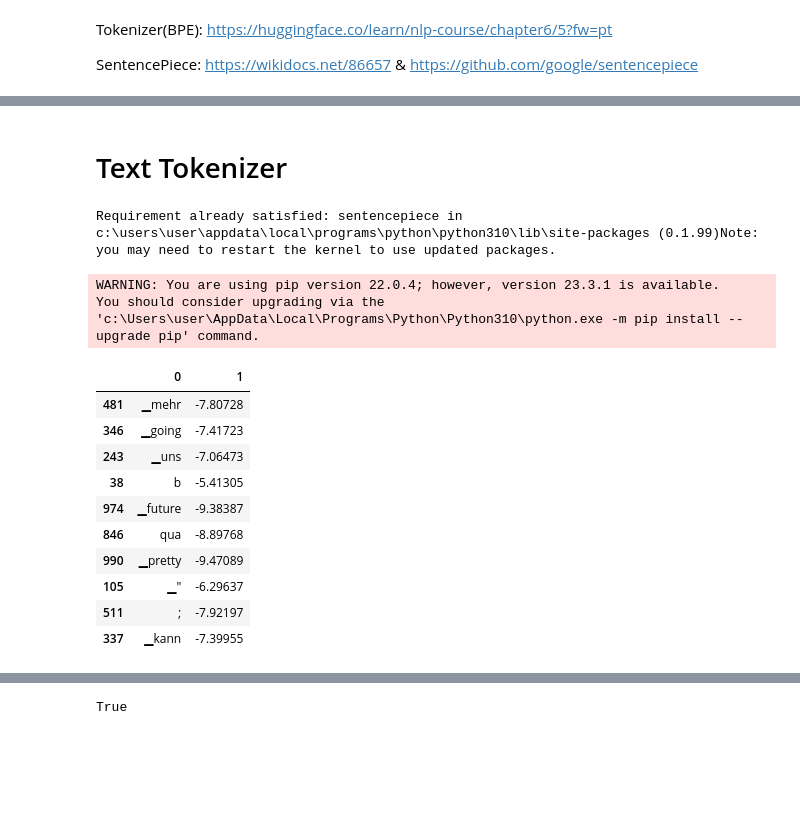
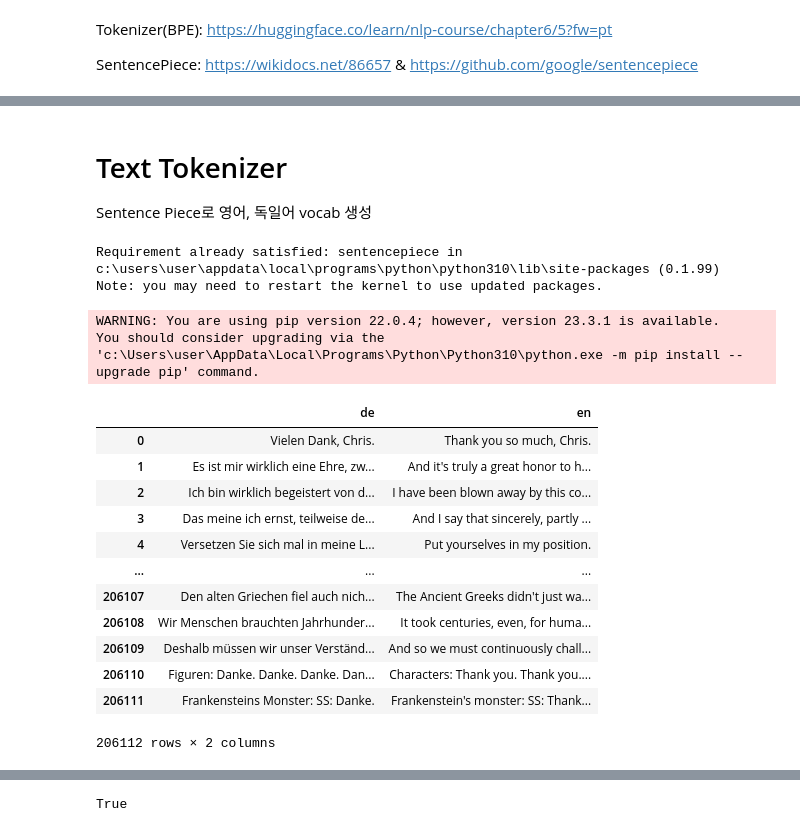
Before and after one commit to hmin27/Re-imple-transformer, a Jupyter notebook: Data_preprocess.ipynb, the cells around one changed output, grey strips where cells are left out. Cells and saved outputs as stored; diff of their text form; code cells hidden in the pictures; blank space fills up the shorter version.

```diff
--- a/Data_preprocess.ipynb
+++ b/Data_preprocess.ipynb
@@ -26,5 +80,6 @@ for example in train_dataset['translation']:
 # %% [markdown]
 # Text Tokenizer
+Sentence Piece로 영어, 독일어 vocab 생성
 # %%
 %pip install sentencepiece
 # %% [output]
@@ -36,0 +90,51 @@ with open('translation.txt', 'w', encoding='utf8') as f:
+# %%
+# 독일어, 영어로 된 dataframe 만들기
+import pandas as pd
+
+# Train
+train_dic = {
+    'de': [],
+    'en': []
+}
+for idx, data in enumerate (train_dataset):
+    train_dic['de'].append(train_dataset[idx]['translation']['de'])
+    train_dic['en'].append(train_dataset[idx]['translation']['en'])
+
+# validation
+val_dic = {
+    'de': [],
+    'en': []
+}
+for idx, data in enumerate (val_dataset):
+    val_dic['de'].append(val_dataset[idx]['translation']['de'])
+    val_dic['en'].append(val_dataset[idx]['translation']['en'])
+
+# test
+test_dic = {
+    'de': [],
+    'en': []
+}
+for idx, data in enumerate (test_dataset):
+    test_dic['de'].append(test_dataset[idx]['translation']['de'])
+    test_dic['en'].append(test_dataset[idx]['translation']['en'])
+
+
+train_df = pd.DataFrame(train_dic)
+val_df = pd.DataFrame(val_dic)
+test_df = pd.DataFrame(test_dic)
+
+train_df
+# %% [output]
+|  | de | en |
+| 0 | Vielen Dank, Chris. | Thank you so much, Chris. |
+| 1 | Es ist mir wirklich eine Ehre, zw... | And it's truly a great honor to h... |
+| 2 | Ich bin wirklich begeistert von d... | I have been blown away by this co... |
+| 3 | Das meine ich ernst, teilweise de... | And I say that sincerely, partly ... |
+| 4 | Versetzen Sie sich mal in meine L... | Put yourselves in my position. |
+| ... | ... | ... |
+| 206107 | Den alten Griechen fiel auch nich... | The Ancient Greeks didn't just wa... |
+| 206108 | Wir Menschen brauchten Jahrhunder... | It took centuries, even, for huma... |
+| 206109 | Deshalb müssen wir unser Verständ... | And so we must continuously chall... |
+| 206110 | Figuren: Danke. Danke. Danke. Dan... | Characters: Thank you. Thank you.... |
+| 206111 | Frankensteins Monster: SS: Danke. | Frankenstein's monster: SS: Thank... |
+206112 rows × 2 columns
@@ -43,17 +170,5 @@ spm.SentencePieceTrainer.Train(input="translation.txt", model_prefix="tokenizer"
 import pandas as pd
 import csv
 
-vocab_list = pd.read_csv('tokenizer.vocab', sep='\t', header=None, quoting=csv.QUOTE_NONE)
-vocab_list.sample(10)
+vocab_de_list = pd.read_csv('de.vocab', sep='\t', header=None, quoting=csv.QUOTE_NONE)
+vocab_en_list = pd.read_csv('en.vocab', sep='\t', header=None, quoting=csv.QUOTE_NONE)
-# %% [output]
-|  | 0 | 1 |
-| 481 | ▁mehr | -7.80728 |
-| 346 | ▁going | -7.41723 |
-| 243 | ▁uns | -7.06473 |
-| 38 | b | -5.41305 |
-| 974 | ▁future | -9.38387 |
-| 846 | qua | -8.89768 |
-| 990 | ▁pretty | -9.47089 |
-| 105 | ▁" | -6.29637 |
-| 511 | ; | -7.92197 |
-| 337 | ▁kann | -7.39955 |
```
Also changed, not shown: parts of 8 cells of this notebook.
